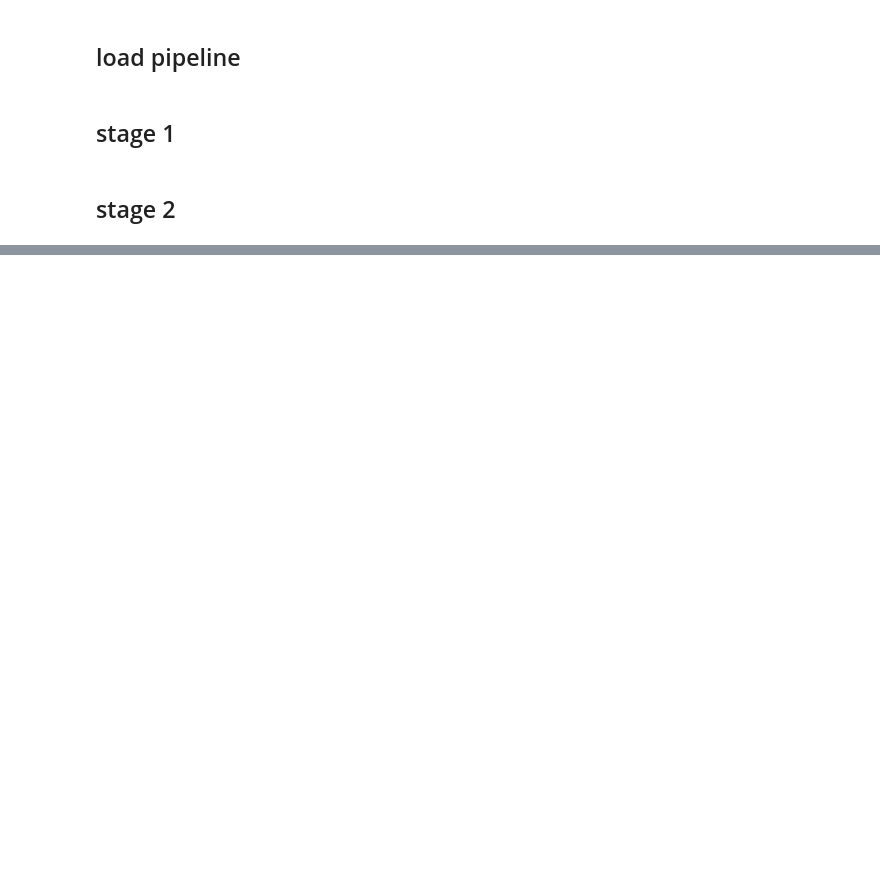
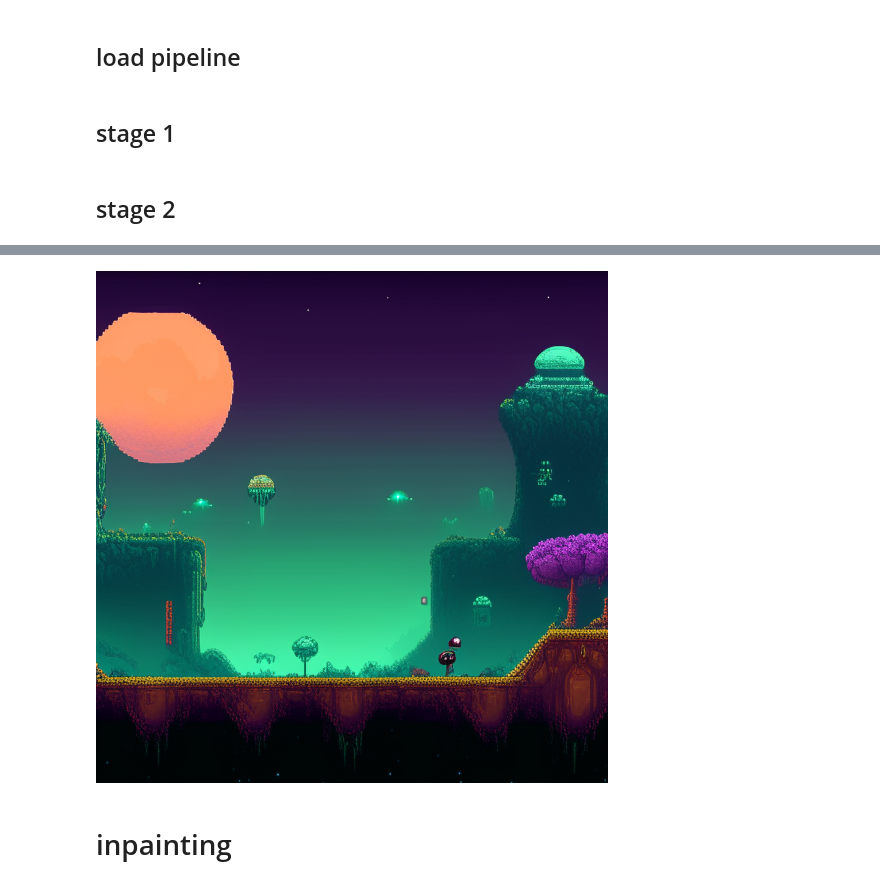
Before and after one commit to kk-digital/kcg-ml-image-pipeline, a Jupyter notebook: scripts/notebooks/han/069_check_kandinsky.ipynb, the cells around one changed output, grey strips where cells are left out. Saved outputs shown, nothing was run; the diff lists cells and outputs as text; code cells hidden in the pictures; blank space fills up the shorter version.

```diff
--- a/scripts/notebooks/han/069_check_kandinsky.ipynb
+++ b/scripts/notebooks/han/069_check_kandinsky.ipynb
@@ -268,0 +508,39 @@ image[0]
+# %%
+pipe.set_progress_bar_config(disable=True)
+pipe.safety_checker = None
+pipe.requires_safety_checker = False
+# %%
+import pandas as pd
+from tqdm.auto import tqdm
+df = pd.read_csv('./environmental-sigma_score_2_plus.csv')
+
+target_dir = './tmp/kandinsky_and_lcm_generation_demo/'
+os.makedirs(target_dir, exist_ok=True)
+# %%
+# os.makedirs(os.path.join(target_dir, 'pos_and_neg'), exist_ok=True)
+for info in tqdm(df.itertuples()):
+    image = pipe(
+        prompt=info.positive_prompt,
+        negative_prompt=info.negative_prompt,
+        num_inference_steps=25
+    ).images[0]
+    # image.save(os.path.join(target_dir, 'pos_and_neg', f'{os.path.split(info.file_path)[-1]}.jpg'))
+# %%
+os.makedirs(os.path.join(target_dir, 'pos_only'), exist_ok=True)
+for info in df.itertuples():
+    image = pipe(
+        prompt=info.positive_prompt,
+        num_inference_steps=25
+    ).images[0]
+    image.save(os.path.join(target_dir, 'pos_only', f'{os.path.split(info.file_path)[-1]}.jpg'))
+# %%
+with torch.no_grad():
+    image = pipe(
+        prompt='2d, video game, side scrolling, pixel graphic, level design, in an alien planet, environmental',
+        num_inference_steps=25
+    ).images[0]
+image
+# %% [output]
+[figure, added]
+# %% [markdown]
+# inpainting
```
Also changed, not shown: parts of 20 cells of this notebook.
